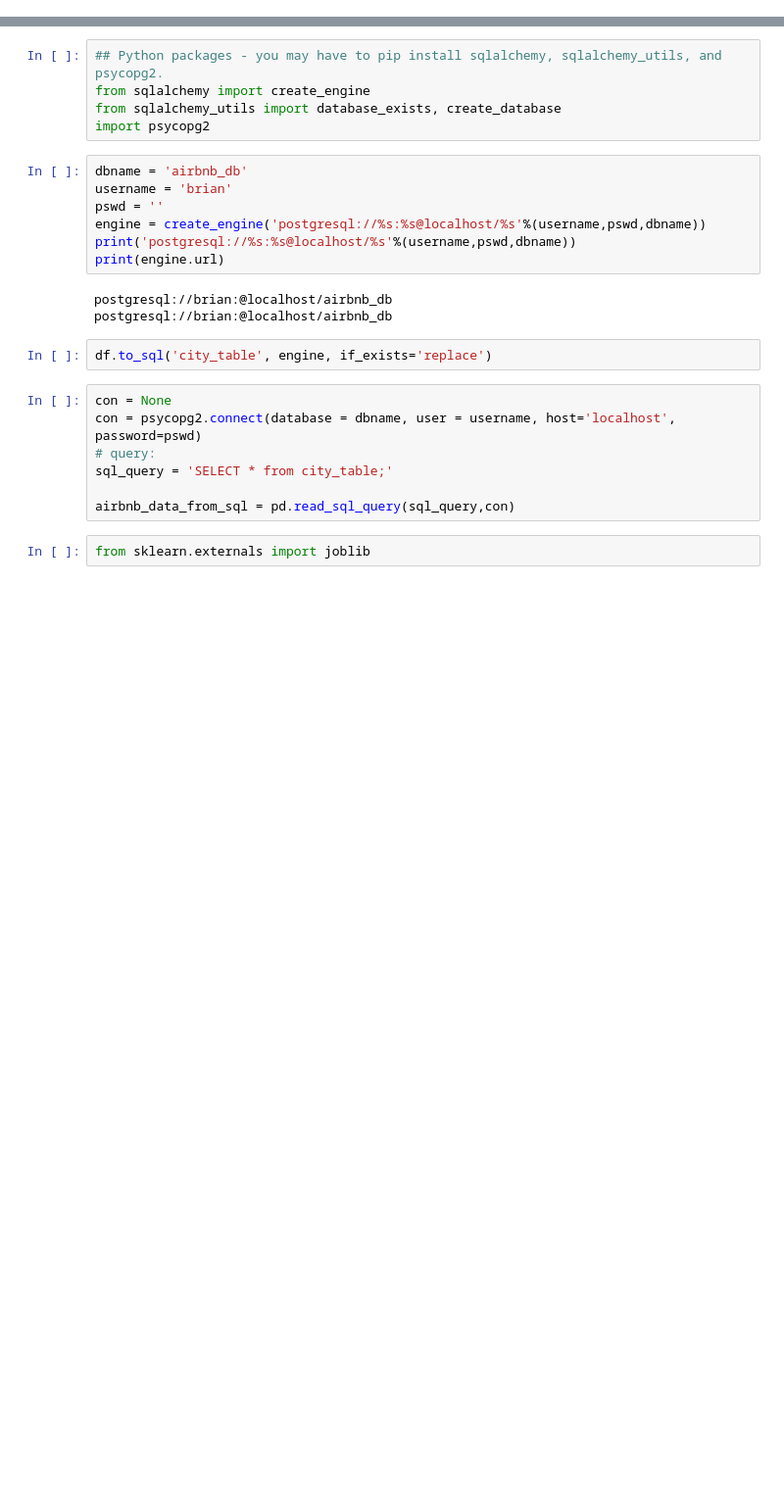
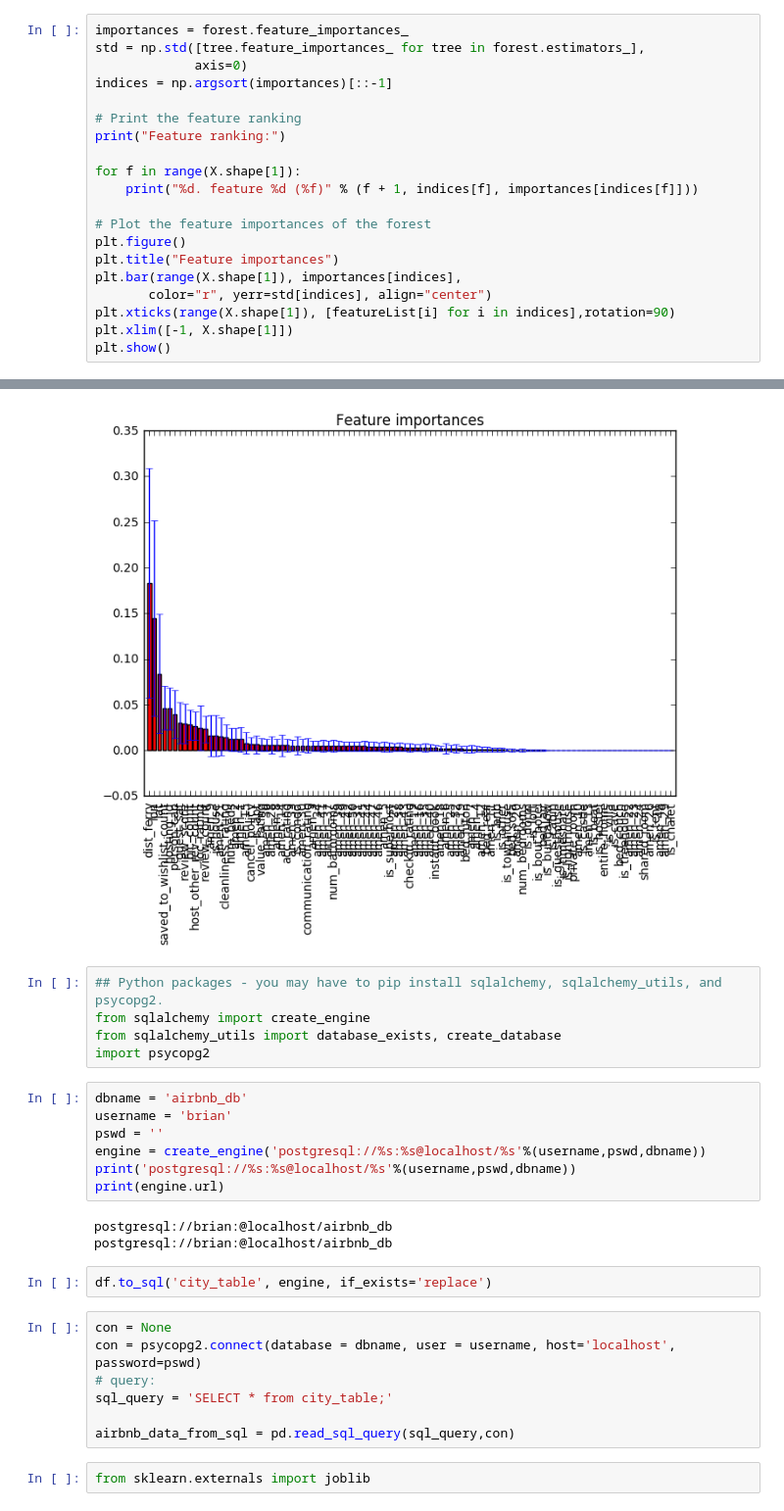
Before and after one commit to btamadio/PricePredictor, a Jupyter notebook: PricePredictor/Price_predictor.ipynb, the cells around one changed output, grey strips where cells are left out. Shown: that part at 98% size. Drawn from its saved outputs; the diff is of its cells as text; blank space fills up the shorter version.

```diff
--- a/PricePredictor/Price_predictor.ipynb
+++ b/PricePredictor/Price_predictor.ipynb
@@ -68,0 +52,21 @@ plt.ylabel('Listed Price ($)');
+# %%
+importances = forest.feature_importances_
+std = np.std([tree.feature_importances_ for tree in forest.estimators_],
+             axis=0)
+indices = np.argsort(importances)[::-1]
+
+# Print the feature ranking
+print("Feature ranking:")
+
+for f in range(X.shape[1]):
+    print("%d. feature %d (%f)" % (f + 1, indices[f], importances[indices[f]]))
+
+# Plot the feature importances of the forest
+plt.figure()
+plt.title("Feature importances")
+plt.bar(range(X.shape[1]), importances[indices],
+       color="r", yerr=std[indices], align="center")
+plt.xticks(range(X.shape[1]), [featureList[i] for i in indices],rotation=90)
+plt.xlim([-1, X.shape[1]])
+plt.show()
+# %% [output]
@@ -69,3 +90,4 @@ plt.ylabel('Listed Price ($)');
+[figure, added]
 # %%
 ## Python packages - you may have to pip install sqlalchemy, sqlalchemy_utils, and psycopg2.
 from sqlalchemy import create_engine
```
Also changed, not shown: parts of 12 cells of this notebook, 1 other file.
